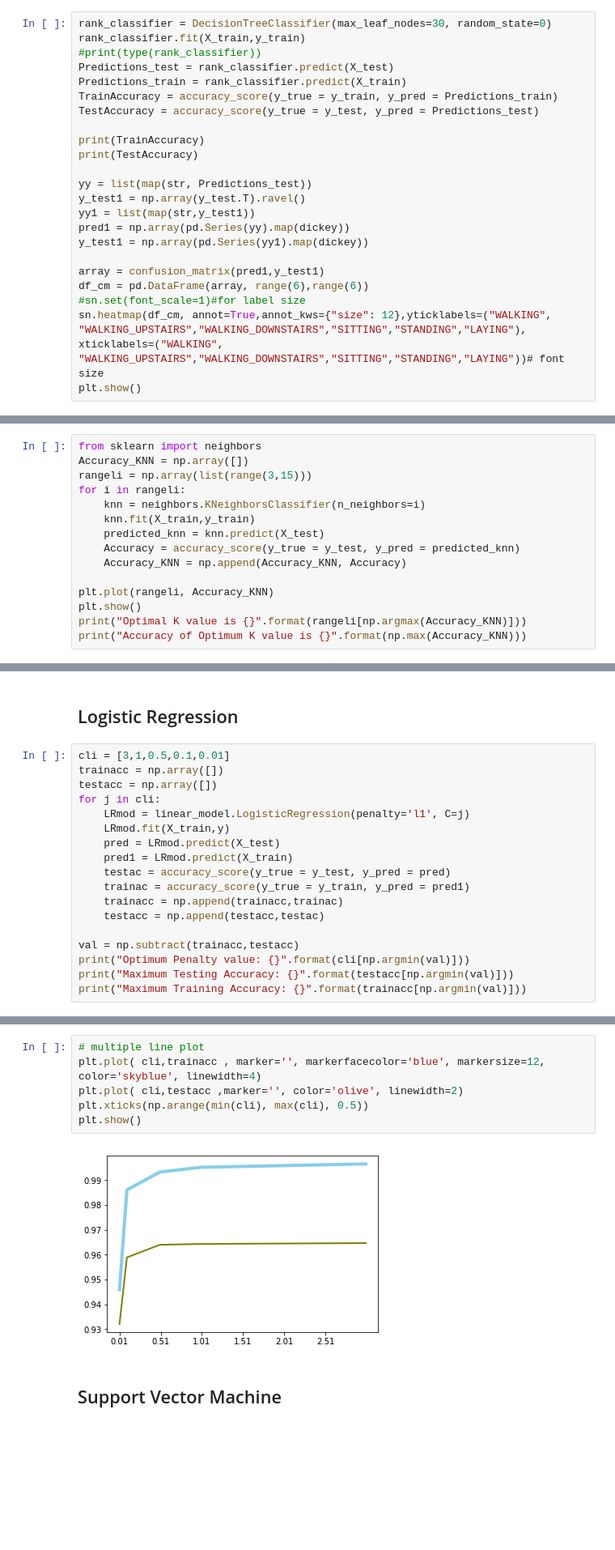
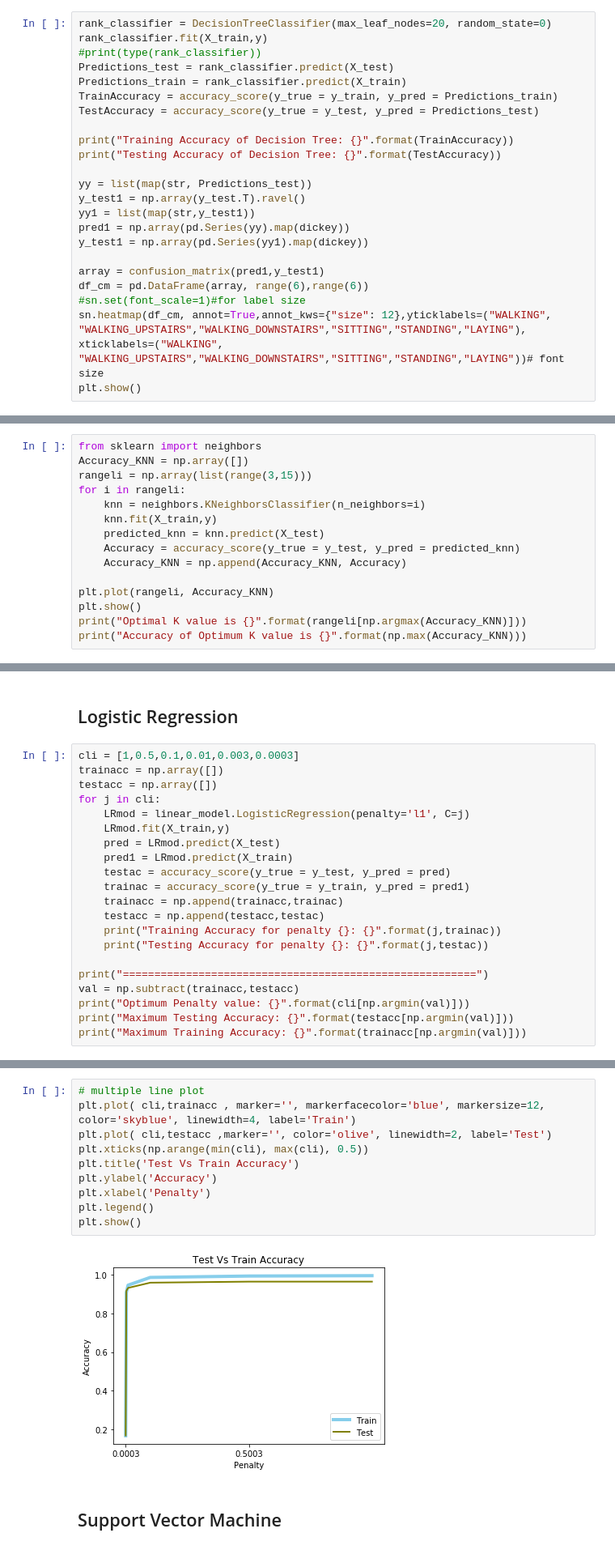
Before and after one commit to gokulramanaa/Human-Activity-Recognition-with-Smartphones, a Jupyter notebook: Human_Activity_Recognition.ipynb, the cells around one changed output, grey strips where cells are left out. Shown at 81% size. Saved outputs shown, nothing was run; the diff lists cells and outputs as text; blank space fills up the shorter version.

```diff
--- a/Human_Activity_Recognition.ipynb
+++ b/Human_Activity_Recognition.ipynb
@@ -32,14 +53,14 @@ dickey = {"1":"WALKING", "2":"WALKING_UPSTAIRS","3":"WALKING_DOWNSTAIRS","4":"SI
 # %%
-rank_classifier = DecisionTreeClassifier(max_leaf_nodes=30, random_state=0)
-rank_classifier.fit(X_train,y_train)
+rank_classifier = DecisionTreeClassifier(max_leaf_nodes=20, random_state=0)
+rank_classifier.fit(X_train,y)
 #print(type(rank_classifier))
 Predictions_test = rank_classifier.predict(X_test)
 Predictions_train = rank_classifier.predict(X_train)
 TrainAccuracy = accuracy_score(y_true = y_train, y_pred = Predictions_train)
 TestAccuracy = accuracy_score(y_true = y_test, y_pred = Predictions_test)
 
-print(TrainAccuracy)
-print(TestAccuracy)
+print("Training Accuracy of Decision Tree: {}".format(TrainAccuracy))
+print("Testing Accuracy of Decision Tree: {}".format(TestAccuracy))
 
 yy = list(map(str, Predictions_test))
 y_test1 = np.array(y_test.T).ravel()
@@ -64,7 +85,7 @@ Accuracy_KNN = np.array([])
 rangeli = np.array(list(range(3,15)))
 for i in rangeli:
     knn = neighbors.KNeighborsClassifier(n_neighbors=i)
-    knn.fit(X_train,y_train)
+    knn.fit(X_train,y)
     predicted_knn = knn.predict(X_test)
     Accuracy = accuracy_score(y_true = y_test, y_pred = predicted_knn)
     Accuracy_KNN = np.append(Accuracy_KNN, Accuracy)
@@ -110,7 +140,7 @@ Testing Accuracy of Gaussian Naive Bayes: 0.5721072276891754
 # %% [markdown]
 ## Logistic Regression
 # %%
-cli = [3,1,0.5,0.1,0.01]
+cli = [1,0.5,0.1,0.01,0.003,0.0003]
 trainacc = np.array([])
 testacc = np.array([])
 for j in cli:
@@ -122,7 +152,10 @@ for j in cli:
     trainac = accuracy_score(y_true = y_train, y_pred = pred1)
     trainacc = np.append(trainacc,trainac)
     testacc = np.append(testacc,testac)
+    print("Training Accuracy for penalty {}: {}".format(j,trainac))
+    print("Testing Accuracy for penalty {}: {}".format(j,testac))
 
+print("========================================================")
 val = np.subtract(trainacc,testacc)
 print("Optimum Penalty value: {}".format(cli[np.argmin(val)]))
 print("Maximum Testing Accuracy: {}".format(testacc[np.argmin(val)]))
@@ -148,11 +210,15 @@ plt.show()
 # %%
 # multiple line plot
-plt.plot( cli,trainacc , marker='', markerfacecolor='blue', markersize=12, color='skyblue', linewidth=4)
-plt.plot( cli,testacc ,marker='', color='olive', linewidth=2)
+plt.plot( cli,trainacc , marker='', markerfacecolor='blue', markersize=12, color='skyblue', linewidth=4, label='Train')
+plt.plot( cli,testacc ,marker='', color='olive', linewidth=2, label='Test')
 plt.xticks(np.arange(min(cli), max(cli), 0.5))
+plt.title('Test Vs Train Accuracy')
+plt.ylabel('Accuracy')
+plt.xlabel('Penalty')
+plt.legend()
 plt.show()
 # %% [output]
-[figure, old version]
+[figure, new version]
 # %% [markdown]
 ## Support Vector Machine
 # %%
```
Also changed, not shown: parts of 13 cells of this notebook, 3 other files.
